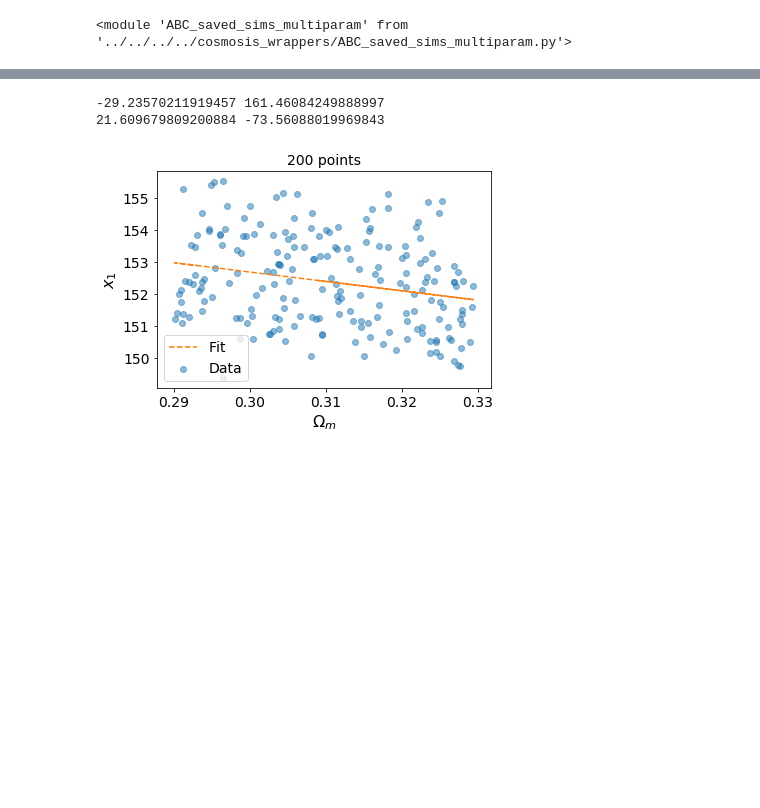
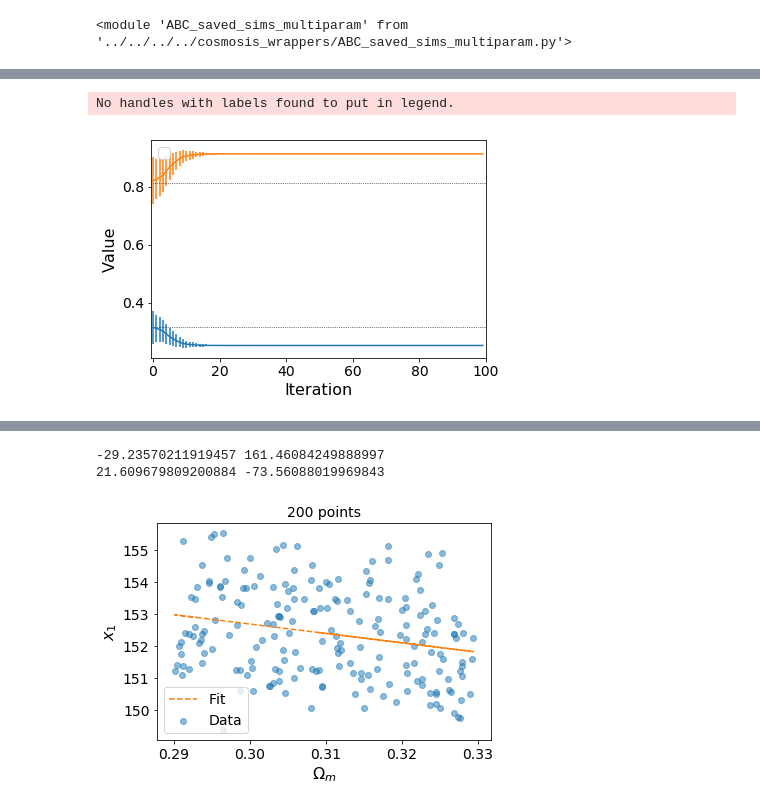
Before and after one commit to ErikOsinga/master_research_project, a Jupyter notebook: learning_purposes/v2_IMNN/weak_lensing_multibins/2param/fit_output_summaries.ipynb, the cells around one changed output, grey strips where cells are left out. Drawn from its saved outputs; the diff is of its cells as text; code cells hidden in the pictures; blank space fills up the shorter version.

```diff
--- a/learning_purposes/v2_IMNN/weak_lensing_multibins/2param/fit_output_summaries.ipynb
+++ b/learning_purposes/v2_IMNN/weak_lensing_multibins/2param/fit_output_summaries.ipynb
@@ -308,0 +393,23 @@ reload(ABC_saved_sims_multiparam)
+# %%
+# Now we are ready to sample:
+def launch():
+    eps = abcpmc.ConstEps(T, eps_start)
+
+    pools = []
+    for pool in sampler.sample(pmcprior, eps):
+#                      ,desc='eps: {1:>.4f}, ratio: {2:>.4f}'.format(pool.t, eps(pool.eps), pool.ratio)):
+        print("T: {0}, eps: {1:>.4f}, ratio: {2:>.4f}".format(pool.t, eps(pool.eps), pool.ratio),)
+
+
+#         for i, (mean, std) in enumerate(zip(*abcpmc.weighted_avg_and_std(pool.thetas, pool.ws, axis=0))):
+#             print(u"    theta[{0}]: {1:>.4f} \u00B1 {2:>.4f}".format(i, mean,std))
+
+        eps.eps = np.percentile(pool.dists, alpha) # reduce eps value
+        pools.append(pool)
+    sampler.close()
+    return pools
+
+import time
+t0 = time.time()
+pools = launch()
+print ("took", (time.time() - t0))
@@ -308,0 +434,15 @@ reload(ABC_saved_sims_multiparam)
+# %%
+# Postprocessing
+for i in range(np.shape(abc['summary'])[1]):
+    moments = np.array([abcpmc.weighted_avg_and_std(
+        pool.thetas[:,i], pool.ws, axis=0) for pool in pools])
+    plt.errorbar(range(T), moments[:, 0], moments[:, 1])
+plt.hlines(theta_fid, 0, T, linestyle="dotted", linewidth=0.7)
+plt.xlim([-.5, T])
+plt.xlabel("Iteration")
+plt.ylabel("Value")
+plt.legend()
+plt.show()
+# %% [output]
+No handles with labels found to put in legend.
+[figure, added]
```
Also changed, not shown: parts of 16 cells of this notebook.
